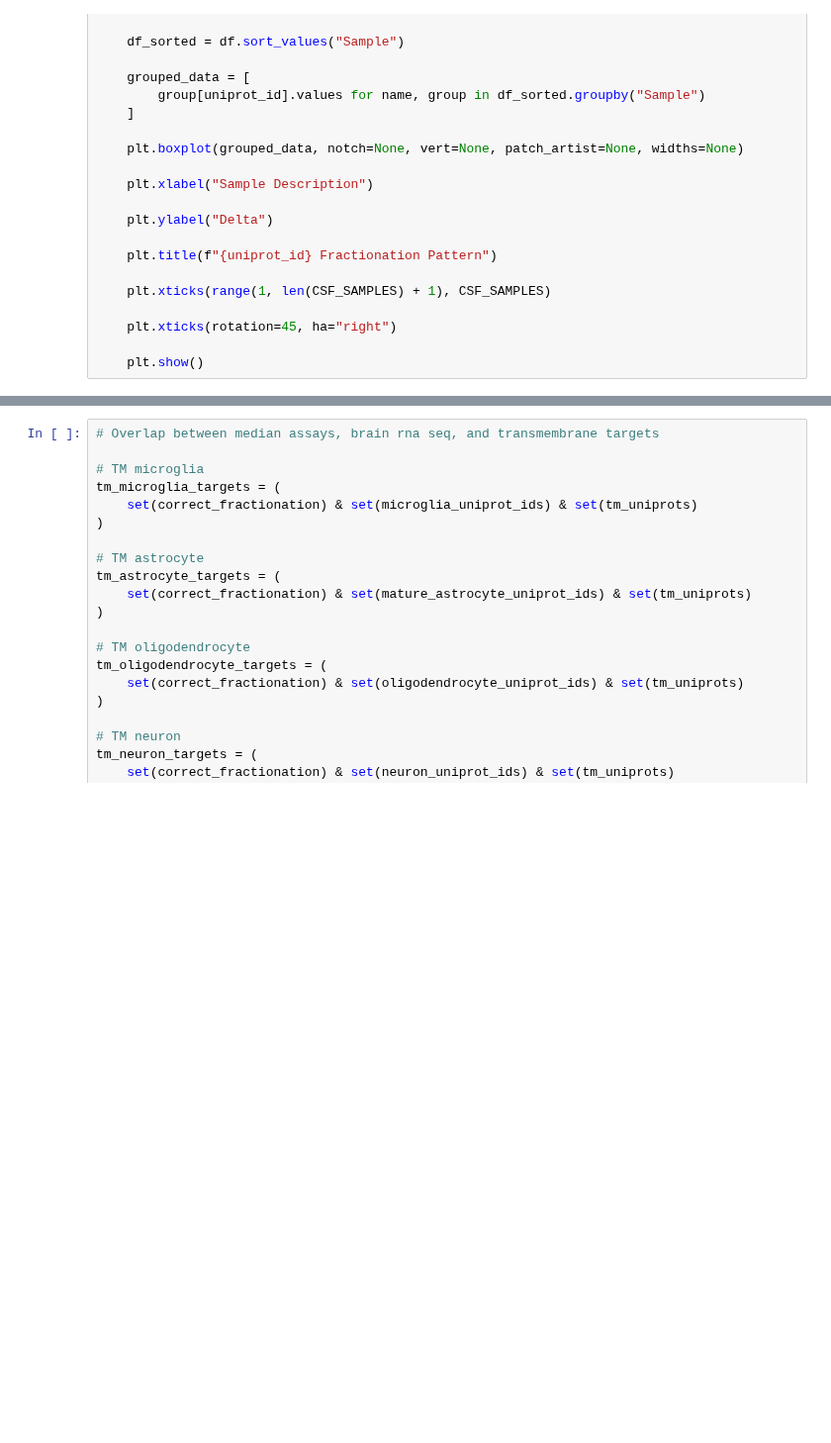
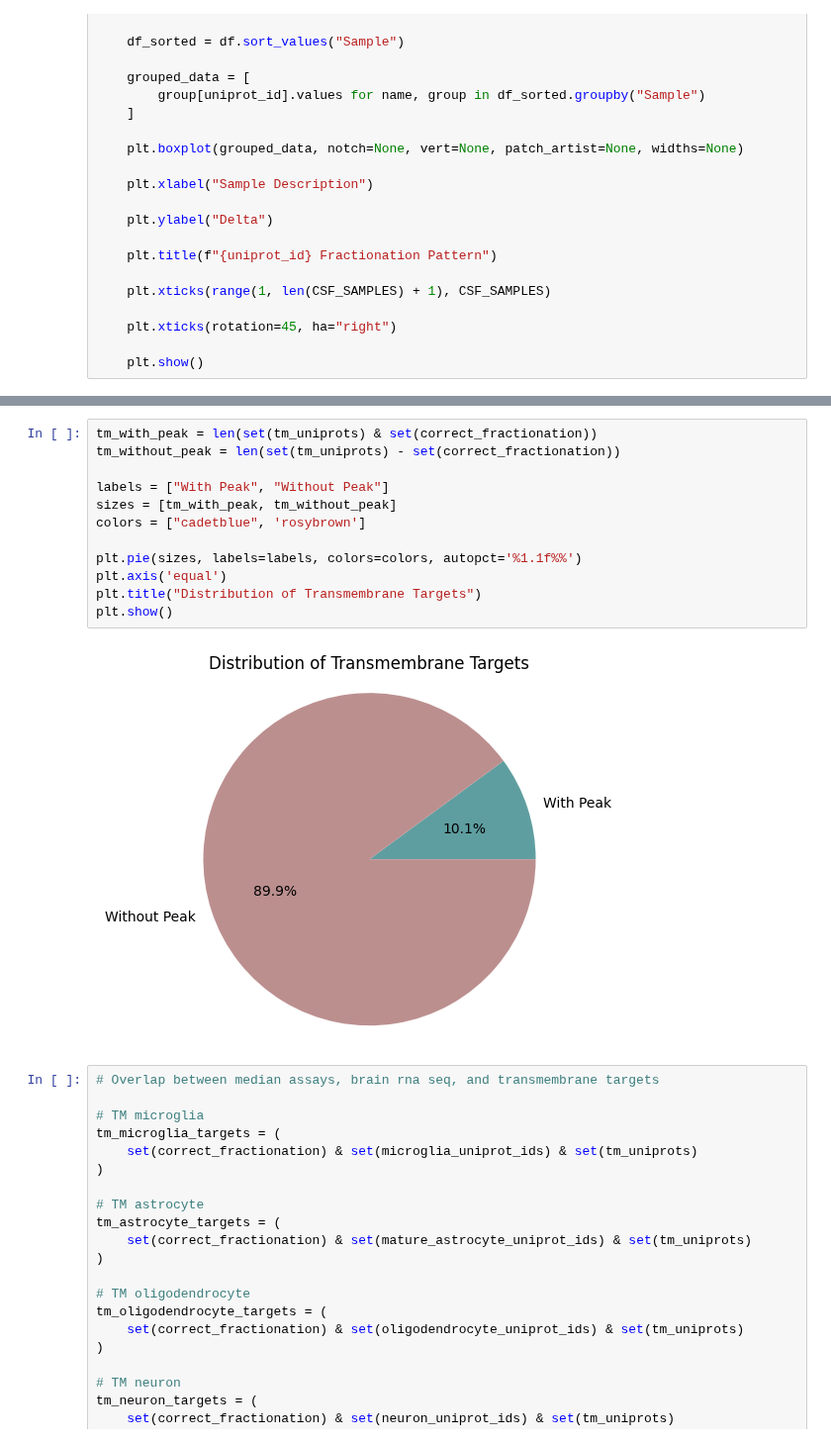
Before and after one commit to Walt-Lab/bdev_mass_spec, a Jupyter notebook: 3_analysis.ipynb, the cells around one changed output, grey strips where cells are left out. Shown at 99% size. Cells and saved outputs as stored; diff of their text form; blank space fills up the shorter version.

```diff
--- a/3_analysis.ipynb
+++ b/3_analysis.ipynb
@@ -804,3 +772,17 @@ plt.show()
+# %%
+tm_with_peak = len(set(tm_uniprots) & set(correct_fractionation))
+tm_without_peak = len(set(tm_uniprots) - set(correct_fractionation))
+
+labels = ["With Peak", "Without Peak"]
+sizes = [tm_with_peak, tm_without_peak]
+colors = ["cadetblue", 'rosybrown']
+
+plt.pie(sizes, labels=labels, colors=colors, autopct='%1.1f%%')
+plt.axis('equal')
+plt.title("Distribution of Transmembrane Targets")
+plt.show()
+# %% [output]
+[figure, added]
 # %%
 # Overlap between median assays, brain rna seq, and transmembrane targets
 
```
Also changed, not shown: parts of 6 cells of this notebook, 3 other files.
